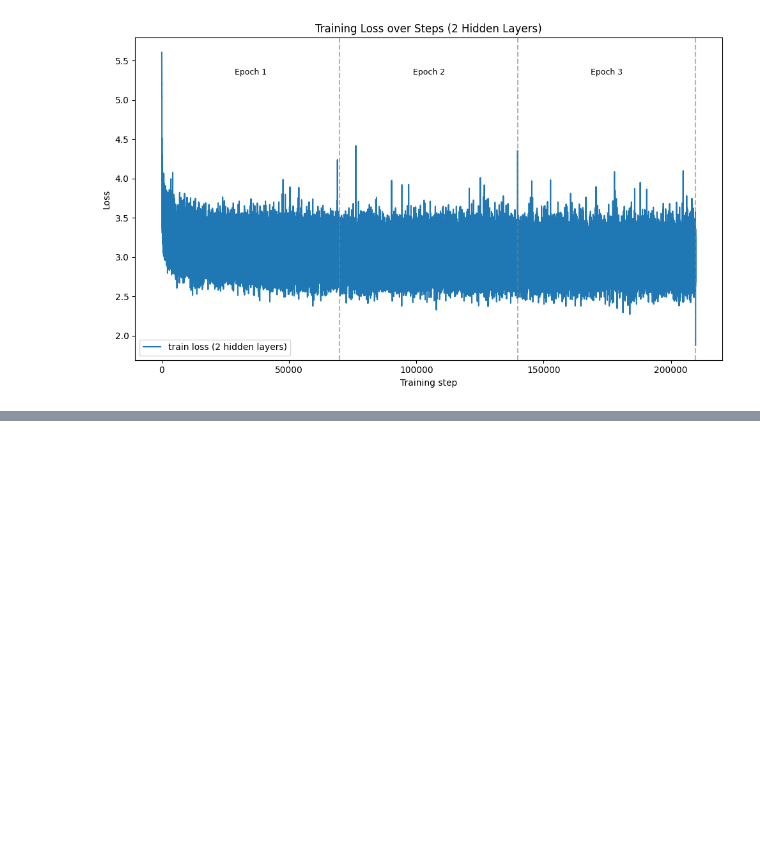
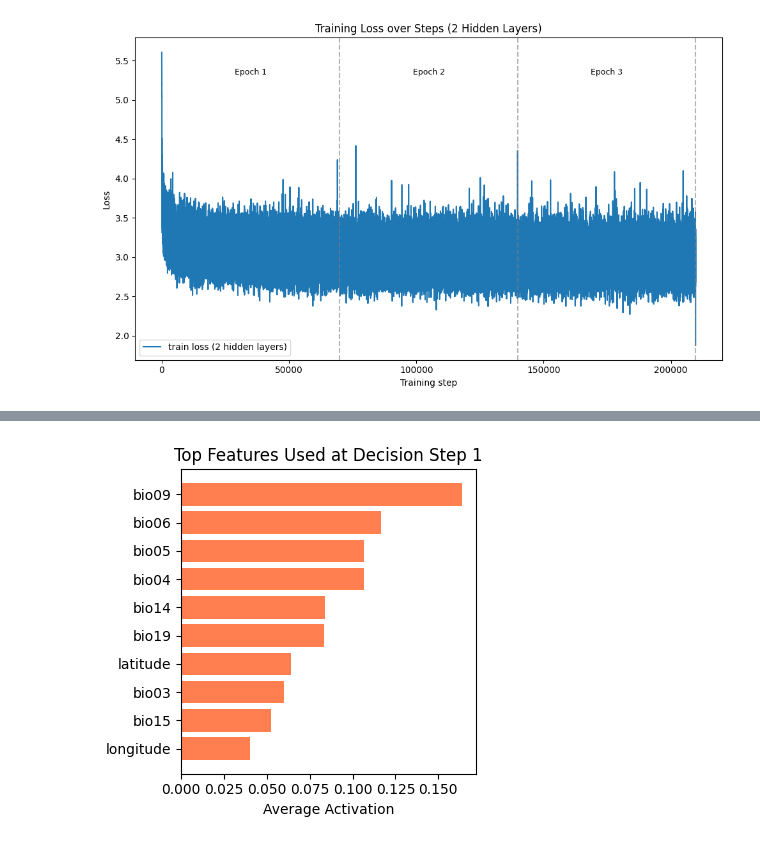
Before and after one commit to awilliams101111/dst-group-work, a Jupyter notebook: GlobalGeoTree/neural_network.ipynb, the cells around one changed output, grey strips where cells are left out. Saved outputs shown, nothing was run; the diff lists cells and outputs as text; code cells hidden in the pictures; blank space fills up the shorter version.

```diff
--- a/GlobalGeoTree/neural_network.ipynb
+++ b/GlobalGeoTree/neural_network.ipynb
@@ -491,11 +522,83 @@ sample_size = min(1000, len(X_test_np))
 X_test_sample = X_test_np[:sample_size]
 
 print(f"Extracting decision masks for {sample_size} test samples...")
-masks = tabnet_model.explain(X_test_sample)
+raw_masks = tabnet_model.explain(X_test_sample)
 
-# masks is a list of arrays, one per decision step
-# Each array has shape (n_samples, n_features) with values in [0, 1] indicating feature importance at that step
-print(f"Number of decision steps: {len(masks)}")
+# Normalize different possible return formats from pytorch-tabnet
+masks = None
+if isinstance(raw_masks, dict):
+    print("TabNet explain() returned a dict with keys:", list(raw_masks.keys()))
+    # Common keys tried in order
+    for key in ('masks', 'feature_masks', 'masks_list', 'explain'):
+        if key in raw_masks:
+            masks = raw_masks[key]
+            break
+    # Fall back to first list/ndarray-like value
+    if masks is None:
+        for v in raw_masks.values():
+            if isinstance(v, (list, tuple, np.ndarray)):
+                masks = v
+                break
+elif isinstance(raw_masks, tuple):
+    # tuple often contains (explain_matrix, masks) or similar
+    for elem in raw_masks:
+        if isinstance(elem, (list, tuple, np.ndarray)):
+            masks = elem
+            break
+else:
+    masks = raw_masks
+
+# Convert masks into a list of 2D numpy arrays, one per decision step
+if isinstance(masks, np.ndarray):
+    if masks.ndim == 3:
+        # Try to infer axis ordering by locating the axis equal to number of features
+        s0, s1, s2 = masks.shape
+        feature_axis = None
+        for idx, s in enumerate((s0, s1, s2)):
+            if s == len(features):
+                feature_axis = idx
+                break
+        if feature_axis is None:
+            # if we can't find the features axis, assume (n_steps, n_samples, n_features)
+            n_steps, n_samples, n_features = masks.shape
+            masks = [masks[step].astype(np.float32) for step in range(n_steps)]
+        else:
+            # reorder so we get (n_steps, n_samples, n_features)
+            if feature_axis == 2:
+                # shapes: (n_steps, n_samples, n_features) or (n_samples, n_steps, n_features)
+                if s0 == sample_size:
+                    # (n_samples, n_steps, n_features) -> transpose to (n_steps, n_samples, n_features)
+                    masks = np.transpose(masks, (1,0,2))
+                else:
+                    # assume already (n_steps, n_samples, n_features)
+                    pass
+            elif feature_axis == 1:
+                # shape like (n_steps, n_features, n_samples) or (n_features, n_steps, n_samples)
+                masks = np.transpose(masks, (0,2,1))
+            elif feature_axis == 0:
+                # shape like (n_features, n_samples, n_steps) -> bring n_steps to front
+                masks = np.transpose(masks, (2,1,0))
+            # now ensure masks is list of (n_samples, n_features)
+            if isinstance(masks, np.ndarray):
+                masks = [masks[step].astype(np.float32) for step in range(masks.shape[0])]
+    elif masks.ndim == 2:
+        # single-step mask with shape (n_samples, n_features)
+        masks = [masks.astype(np.float32)]
+    else:
+        raise ValueError(f"Unexpected ndarray shape for masks: {masks.shape}")
+elif isinstance(masks, (list, tuple)):
+    masks = [np.asarray(m).astype(np.float32) for m in masks]
+else:
+    raise ValueError(f"Unable to interpret TabNet explain() output of type {type(raw_masks)}")
+
+# Final sanity checks: ensure each mask is 2D and has n_features columns
+for i, mask in enumerate(masks):
+    if mask.ndim != 2:
+        raise ValueError(f"Mask at step {i} is not 2D (shape={mask.shape})")
+    if mask.shape[1] != len(features):
+        raise ValueError(f"Mask at step {i} has {mask.shape[1]} features but expected {len(features)}")
+
+print(f"Number of decision steps detected: {len(masks)}")
 for step_idx, mask in enumerate(masks):
     print(f"  Step {step_idx+1}: shape {mask.shape}, dtype {mask.dtype}, "
           f"mean activation: {mask.mean():.4f}, max activation: {mask.max():.4f}")
@@ -532,12 +635,15 @@ plt.show()
 
 # Summary statistics
 print("\n=== Decision Step Summary ===")
-total_features_by_step = [np.sum(mask > 0) for mask in masks]
+# count features used at any sample in each step (not total non-zero entries)
+total_features_by_step = [np.sum((mask > 0).any(axis=0)) for mask in masks]
 for step_idx, total in enumerate(total_features_by_step):
-    print(f"Step {step_idx+1}: Features with non-zero activation: {total}/{len(features)}")
+    print(f"Step {step_idx+1}: Features with non-zero activation (any sample): {total}/{len(features)}")
 
 print(f"\nOverall feature usage across all steps:")
-all_masks_combined = np.concatenate(masks, axis=0)
-features_ever_used = np.sum(all_masks_combined > 0, axis=0)
-print(f"  Features used at any step: {np.sum(features_ever_used > 0)}/{len(features)}")
-print(f"  Avg times feature is used: {np.mean(features_ever_used):.2f}")
+all_masks_combined = np.concatenate(masks, axis=0)  # stack samples across steps
+features_ever_used_bool = (all_masks_combined > 0).any(axis=0)
+features_ever_used_count = int(features_ever_used_bool.sum())
+print(f"  Features used at any step: {features_ever_used_count}/{len(features)}")
+print(f"  Avg times feature is used (count of steps where feature used on average): {np.mean([np.sum((mask>0).any(axis=0)) for mask in masks]):.2f}")
+# %% [output]
@@ -543,0 +657 @@ print(f"  Avg times feature is used: {np.mean(features_ever_used):.2f}")
+[figure, added]
```
Also changed, not shown: parts of 3 cells of this notebook.
